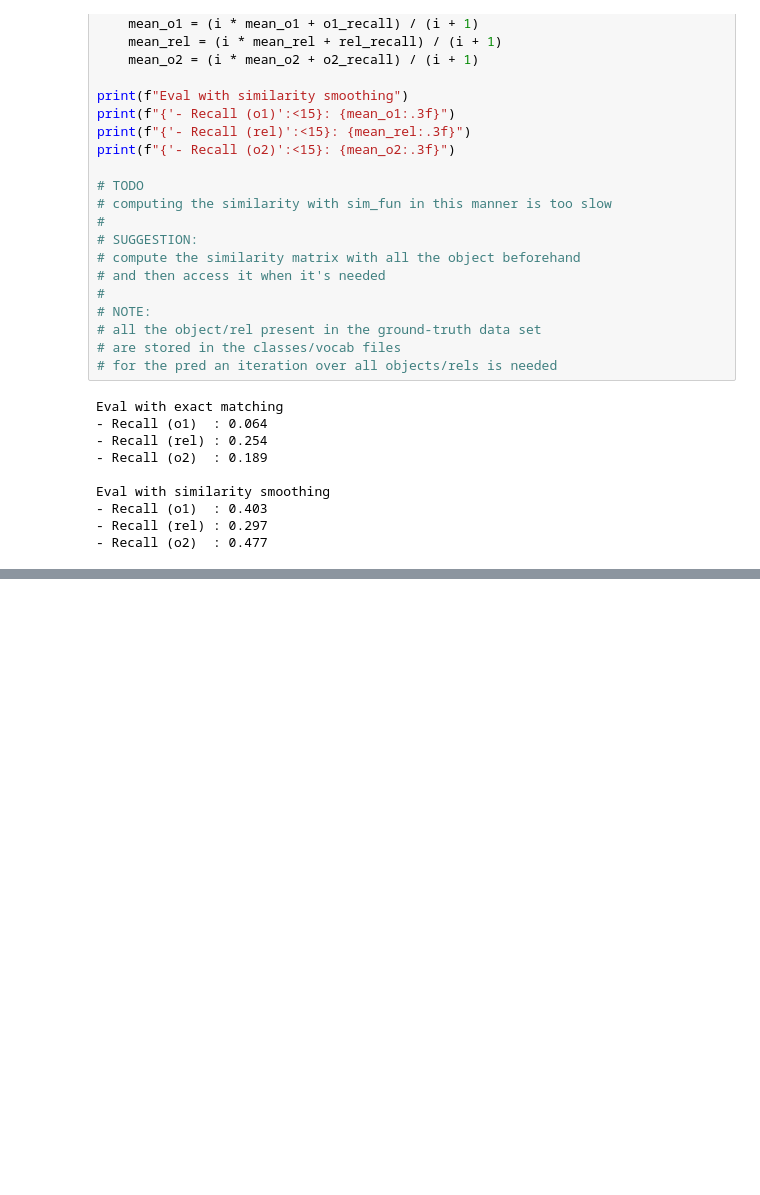
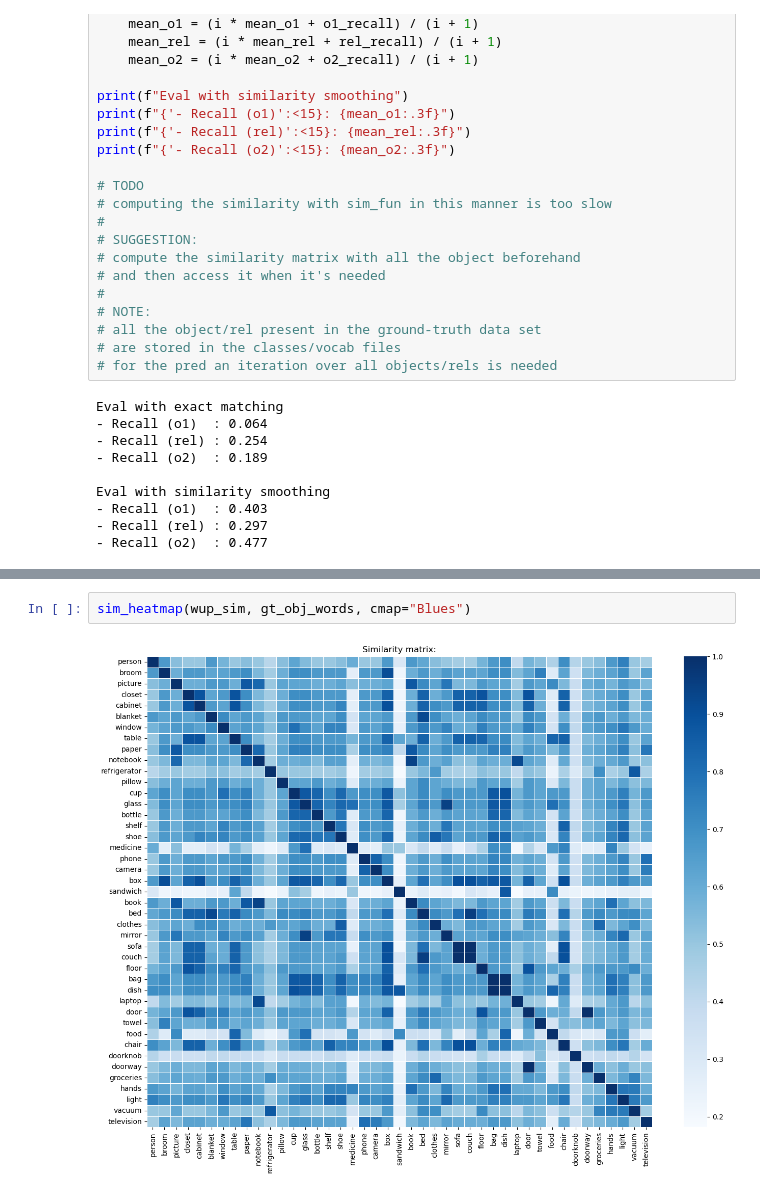
Before and after one commit to FabioLusha/video-neurosymbolic, a Jupyter notebook: star_code/experiments/week_0416_zs_cot_chat_prompting_gemma3_4b.ipynb, the cells around one changed output, grey strips where cells are left out. Cells and saved outputs as stored; diff of their text form; blank space fills up the shorter version.

```diff
--- a/star_code/experiments/week_0416_zs_cot_chat_prompting_gemma3_4b.ipynb
+++ b/star_code/experiments/week_0416_zs_cot_chat_prompting_gemma3_4b.ipynb
@@ -1414,0 +1562,4 @@ Eval with similarity smoothing
+# %%
+sim_heatmap(wup_sim, gt_obj_words, cmap="Blues")
+# %% [output]
+[figure, added]
```
Also changed, not shown: parts of 45 cells of this notebook.
